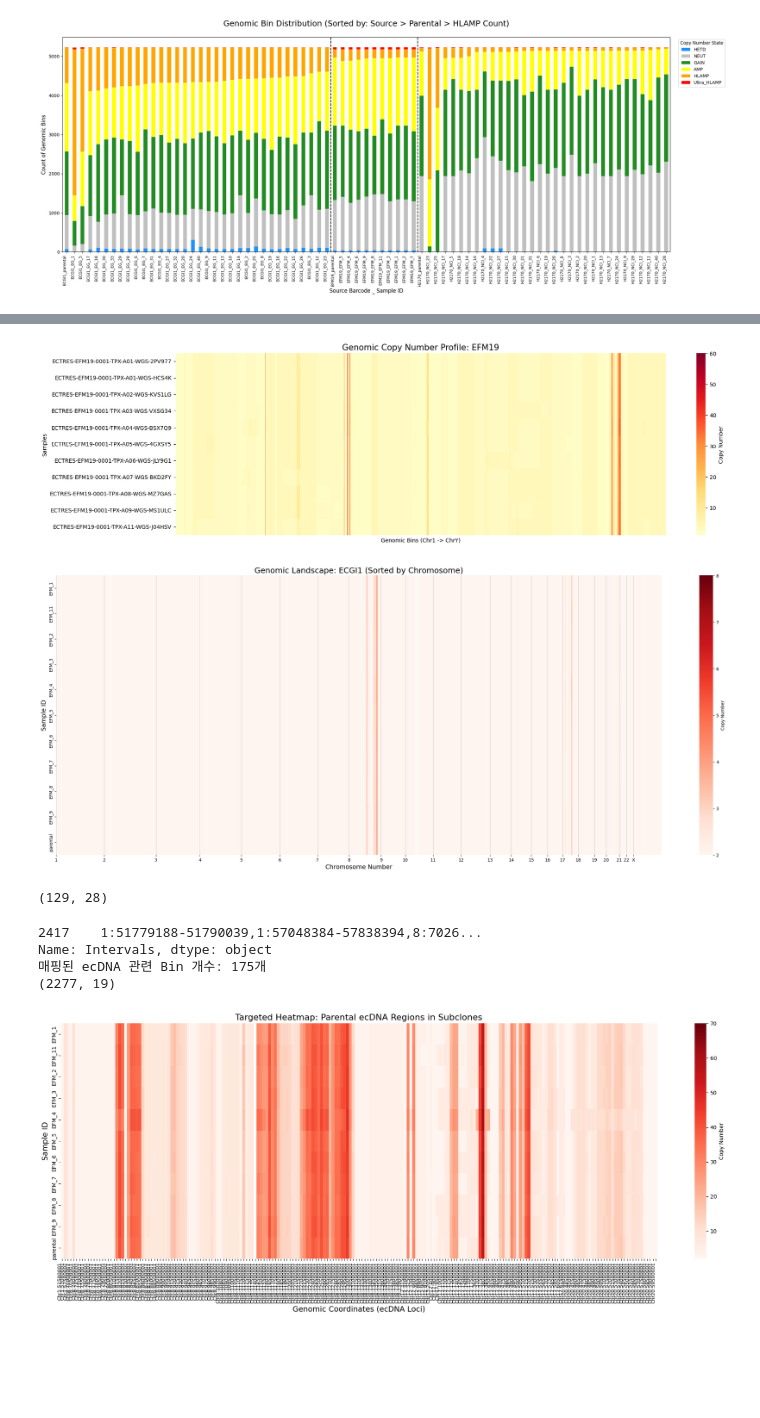
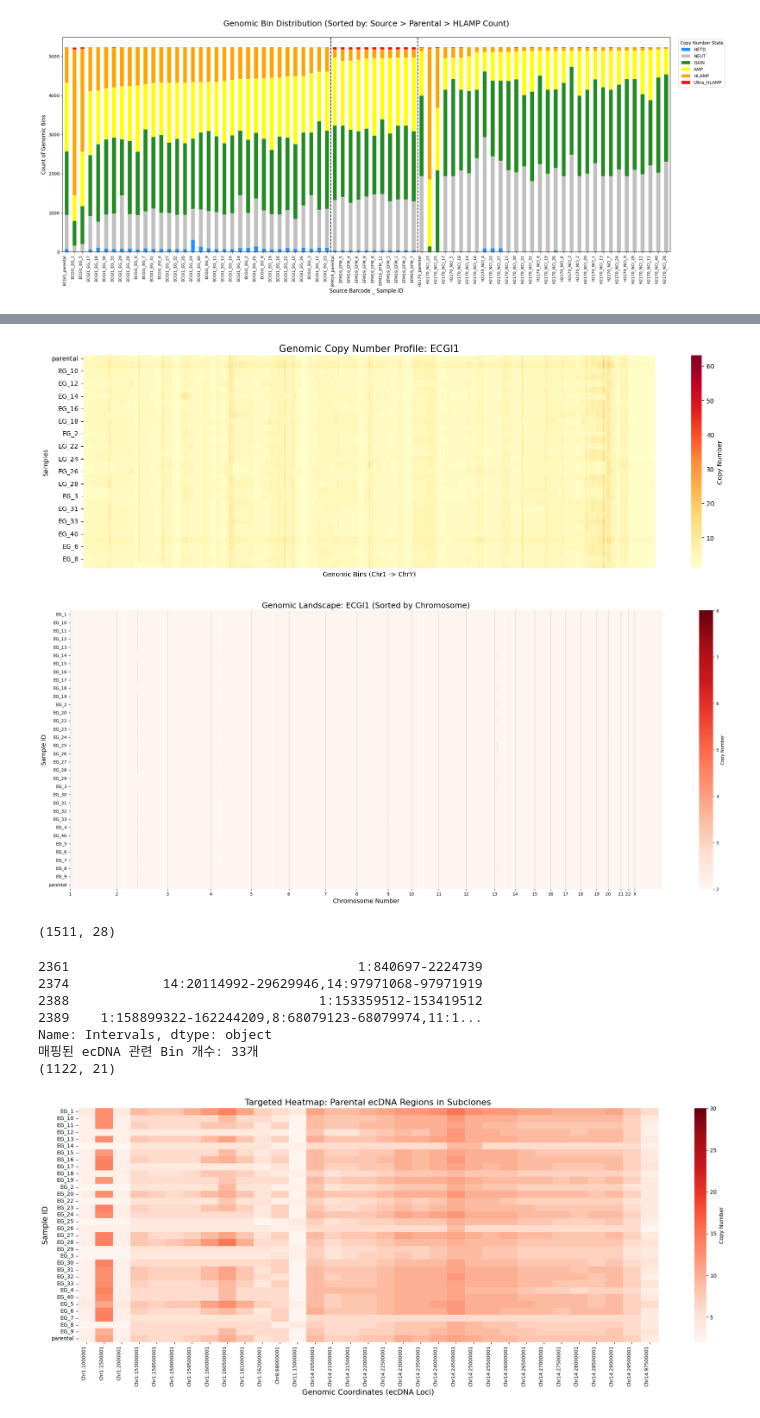
Before and after one commit to JiwonShon/ECTRES, a Jupyter notebook: ichorCNA.ipynb, the cells around one changed output, grey strips where cells are left out. Drawn from its saved outputs; the diff is of its cells as text; code cells hidden in the pictures; blank space fills up the shorter version.

```diff
--- a/ichorCNA.ipynb
+++ b/ichorCNA.ipynb
@@ -821,0 +782,7 @@ df_clean[(df_clean['Reassigned_Event']=='Ultra_HLAMP')&(df_clean['cgc_gene'].str
+# %%
+print(cna_seg.shape)
+df_clean.shape
+
+# df_clean.to_csv('../summary/ichorCNA/ECTRES_ichorCNA_cna_seg_cgc_20260401',index=False)
+
+cna_seg = df_clean.copy()
@@ -907,7 +918,7 @@ Name: count, dtype: int64
 # %%
 cna_seg.head(2)
 
-source='EFM19'
+source='ECGI1'
 cna_seg_sub = cna_seg[cna_seg['source_barcode']==source].copy()
 
 cna_seg_sub.head()
@@ -1070,7 +1092,7 @@ df['bin_id'] = df['chr'].astype(str) + ":" + df['start'].astype(str) + "-" + df[
 
 # 2. Pivot Table 만들기
 # index: 샘플, columns: 유전체 위치, values: 복제수(또는 logR)
-pivot_df = df.pivot(index='aliquot_barcode', columns='bin_id', values='Corrected_Copy_Number')
+pivot_df = df.pivot(index='sample_id', columns='bin_id', values='Corrected_Copy_Number')
 
 # 3. 유전체 순서대로 컬럼 정렬 (매우 중요!)
 # chr1 -> chr2 ... 순서로 정렬되지 않으면 Heatmap이 엉망이 됩니다.
@@ -1080,7 +1102,7 @@ pivot_df = pivot_df[bin_order]
 
 # 4. 분석을 위해 source_barcode 정보 다시 붙이기
 # (pivot 과정에서 index가 되었으므로 mapping table 필요)
-sample_map = df[['aliquot_barcode', 'source_barcode']].drop_duplicates().set_index('aliquot_barcode')
+sample_map = df[['sample_id', 'source_barcode']].drop_duplicates().set_index('sample_id')
 pivot_df['source_barcode'] = sample_map['source_barcode']
 # %%
 # 색상 지정 (보내주신 이전 차트의 HLAMP/AMP 색상과 맞춤)
@@ -1106,7 +1128,7 @@ for source in pivot_df['source_barcode'].unique():
     plt.xticks([]) # Bin이 너무 많으므로 x축 눈금은 제거
     plt.show()
 # %% [output]
-[figure, old version]
+[figure, new version]
 # %%
 import pandas as pd
 import seaborn as sns
@@ -1180,20 +1202,20 @@ plt.xticks(chr_ticks, chr_labels, fontsize=10)
 for tick in chr_ticks:
     plt.axvline(x=tick, color='black', linestyle='-', linewidth=0.5, alpha=0.3)
 
-plt.title(f"Genomic Landscape: {target_source} (Sorted by Chromosome)", fontsize=18)
+plt.title(f"Genomic Landscape: {source} (Sorted by Chromosome)", fontsize=18)
 plt.xlabel("Chromosome Number", fontsize=14)
 plt.ylabel("Sample ID", fontsize=14)
 
 plt.tight_layout()
 plt.show()
 # %% [output]
-[figure, old version]
+[figure, new version]
 # %%
 aaSuite_gemline_ms=pd.read_csv('../summary/aaSuite_germline_ms/10X/aaSuite_gemline_ms_all_20260327.csv')
 aaSuite_gemline_ms_sub=aaSuite_gemline_ms[aaSuite_gemline_ms['source_barcode']==source]
 aaSuite_gemline_ms_sub.shape
 # %% [output]
-(129, 28)
+(1511, 28)
 # %%
 import pandas as pd
 import seaborn as sns
@@ -1229,6 +1251,8 @@ for inv in all_intervals_str.split(','):
 # 2. ichorCNA Segment 데이터 필터링 (Overlap 확인)
 # ---------------------------------------------------------
 df_sub = cna_seg_sub.copy() # 원본 cna_seg 데이터
+# df_sub = df.copy() # 원본 cna_seg 데이터
+
 df_sub['chr_clean'] = df_sub['chr'].astype(str).str.replace('chr', '')
 
 def check_overlap(row_chr, row_start, row_end, regions):
@@ -1246,10 +1270,13 @@ df_target = df_sub[df_sub['is_ecDNA_target']].copy()
 print(f"매핑된 ecDNA 관련 Bin 개수: {len(df_target['start'].unique())}개")
 print(df_target.shape)
 # %% [output]
-2417    1:51779188-51790039,1:57048384-57838394,8:7026...
+2361                                     1:840697-2224739
+2374            14:20114992-29629946,14:97971068-97971919
+2388                                1:153359512-153419512
+2389    1:158899322-162244209,8:68079123-68079974,11:1...
 Name: Intervals, dtype: object
-매핑된 ecDNA 관련 Bin 개수: 175개
-(2277, 19)
+매핑된 ecDNA 관련 Bin 개수: 33개
+(1122, 21)
 # %%
 # df_target.columns
 # df_target['chr'].unique()
@@ -1281,35 +1308,35 @@ pivot_df = pivot_df.reindex(columns=sorted_bins)
 # ---------------------------------------------------------
 # 4. Zoom-in Heatmap 시각화
 # ---------------------------------------------------------
 plt.figure(figsize=(20, 8))
 
 # White to Red 컬러맵 적용 (2 이하를 흰색으로 날리고 증폭된 곳만 강조)
 sns.heatmap(pivot_df,
             cmap="Reds",
             vmin=2,
-            vmax=70, # 최대 Copy Number에 맞게 조절하세요 (HLAMP가 4 이상이라면 6~10 정도가 적당)
+            vmax=30, # 최대 Copy Number에 맞게 조절하세요 (HLAMP가 4 이상이라면 6~10 정도가 적당)
             cbar_kws={'label': 'Copy Number'},
             yticklabels=True,
             xticklabels=True) # 확대 뷰이므로 개별 Bin 라벨을 켭니다!
 
 # X축 라벨 회전 (글씨가 겹치지 않게)
 plt.xticks(rotation=90, ha='right', fontsize=9)
 plt.yticks(fontsize=10)
 
 target_source = df_target['source_barcode'].iloc[0] if not df_target.empty else "Unknown"
 plt.title(f"Targeted Heatmap: Parental ecDNA Regions in Subclones", fontsize=16)
 plt.xlabel("Genomic Coordinates (ecDNA Loci)", fontsize=14)
 plt.ylabel("Sample ID", fontsize=14)
 
 # Parental을 위로 올리고 싶다면 (선택사항)
 # rows = pivot_df.index.tolist()
 # rows.sort(key=lambda x: (0 if 'parental' in x.lower() else 1, x))
 # pivot_df = pivot_df.reindex(rows)
 
 plt.tight_layout()
 plt.show()
 # %% [output]
-[figure, old version]
+[figure, new version]
 # %%
 import pandas as pd
 import seaborn as sns
```
Also changed, not shown: parts of 37 cells of this notebook, 6 other files.
